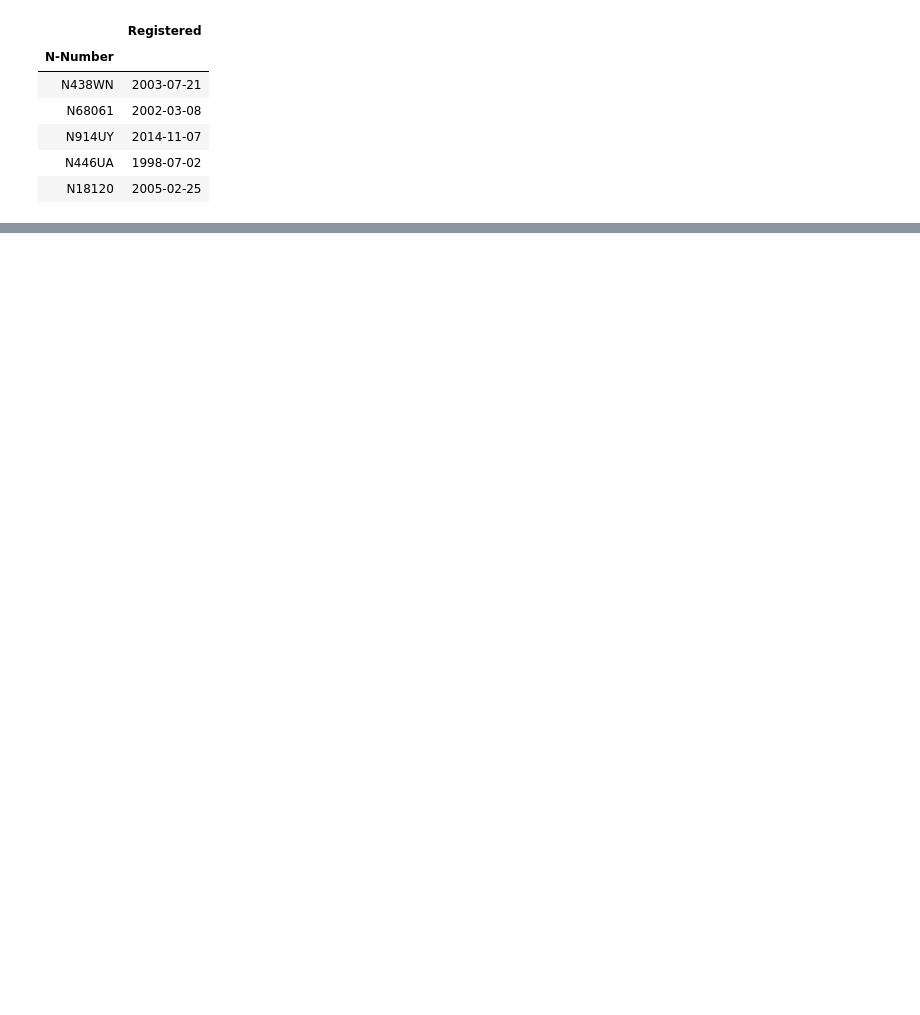
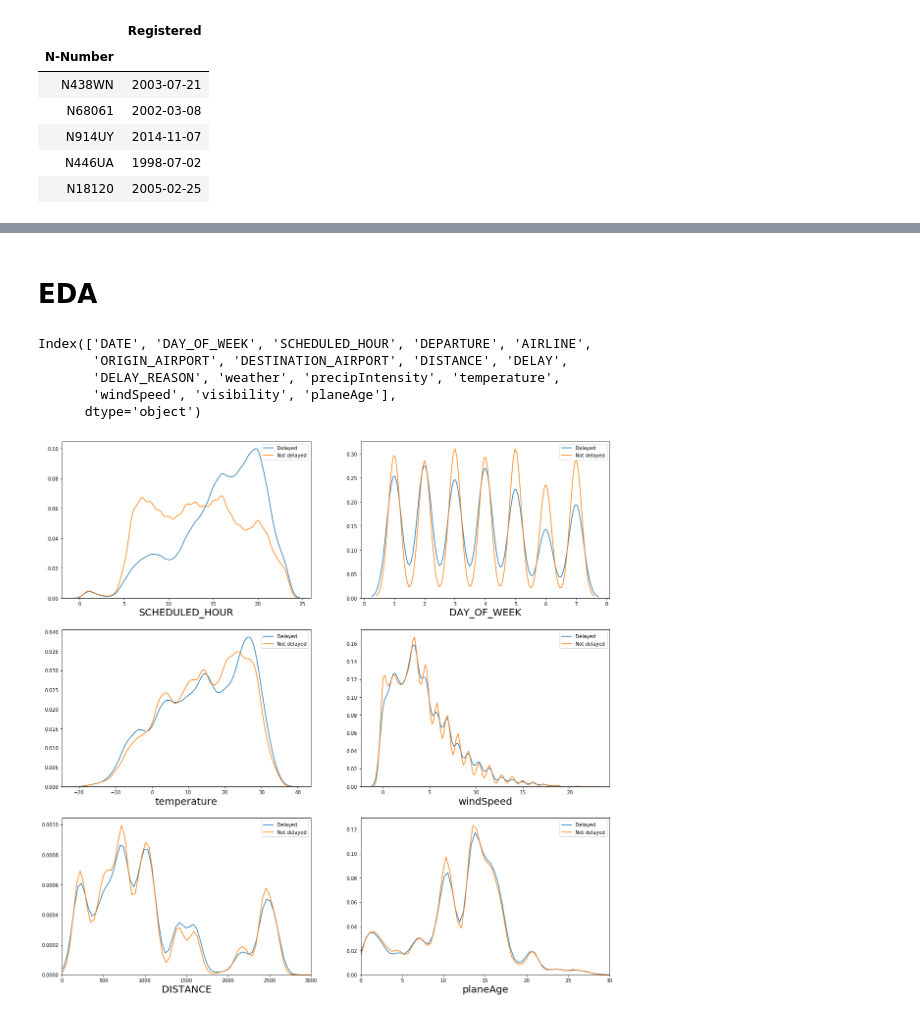
Before and after one commit to khairulomar/Flight_Delays, a Jupyter notebook: first_view.ipynb, the cells around one changed output, grey strips where cells are left out. Cells and saved outputs as stored; diff of their text form; code cells hidden in the pictures; blank space fills up the shorter version.

```diff
--- a/first_view.ipynb
+++ b/first_view.ipynb
@@ -68,8 +76,9 @@ df['SCHEDULED_HOUR'] = df['SCHEDULED_TIME'].apply(lambda row: row.hour)
 df['DELAY'] = df.apply(lambda row: 1 if (row['DEPARTURE']==1)&(row['DEPARTURE_DELAY']>15) else (1 if (row['DEPARTURE']==0)&(row['ARRIVAL_DELAY']>15) else 0), axis=1)
 # %%
-# Keep only relevant columns
+# Retain only relevant columns
+
 keep_columns = ['DATE', 'DAY_OF_WEEK', 'SCHEDULED_HOUR', 'DEPARTURE', 'AIRLINE',
-                'ORIGIN_AIRPORT', 'DESTINATION_AIRPORT', 'DISTANCE', 'DELAY', *delay_cols]
-temp_columns = ['NYC_TIME_TEMP', 'TAIL_NUMBER']
+                'ORIGIN_AIRPORT', 'DESTINATION_AIRPORT', 'DISTANCE', 'DELAY', 'DELAY_REASON']
+temp_columns = ['NYC_TIME_TEMP', 'TAIL_NUMBER'] # temporary for mapping only
 df = df[keep_columns + temp_columns]
 # %%
@@ -188,0 +211,14 @@ X = df.drop('DELAY', axis=1)
+# %% [markdown]
+# EDA
+# %%
+# Subset delayed vs ontime flights
+
+dfdelay1 = df0[df0['DELAY']==1]
+dfdelay0 = df0[df0['DELAY']==0]
+df0.columns
+# %% [output]
+Index(['DATE', 'DAY_OF_WEEK', 'SCHEDULED_HOUR', 'DEPARTURE', 'AIRLINE',
+       'ORIGIN_AIRPORT', 'DESTINATION_AIRPORT', 'DISTANCE', 'DELAY',
+       'DELAY_REASON', 'weather', 'precipIntensity', 'temperature',
+       'windSpeed', 'visibility', 'planeAge'],
+      dtype='object')
@@ -188,0 +234,27 @@ X = df.drop('DELAY', axis=1)
+# %%
+feature = ['SCHEDULED_HOUR','DAY_OF_WEEK','temperature',
+           'windSpeed','DISTANCE','planeAge']
+f, ((ax0, ax1), (ax2, ax3), (ax4, ax5)) = plt.subplots(nrows=3, ncols=2, figsize=(20,20))
+sns.distplot(dfdelay1[[feature[0]]], hist=False, label='Delayed', ax=ax0)
+sns.distplot(dfdelay0[[feature[0]]], hist=False, label='Not delayed', ax=ax0)
+sns.distplot(dfdelay1[[feature[1]]], hist=False, label='Delayed', ax=ax1)
+sns.distplot(dfdelay0[[feature[1]]], hist=False, label='Not delayed', ax=ax1)
+sns.distplot(dfdelay1[[feature[2]]], hist=False, label='Delayed', ax=ax2)
+sns.distplot(dfdelay0[[feature[2]]], hist=False, label='Not delayed', ax=ax2)
+sns.distplot(dfdelay1[[feature[3]]], hist=False, label='Delayed', ax=ax3)
+sns.distplot(dfdelay0[[feature[3]]], hist=False, label='Not delayed', ax=ax3)
+sns.distplot(dfdelay1[[feature[4]]], hist=False, label='Delayed', ax=ax4)
+sns.distplot(dfdelay0[[feature[4]]], hist=False, label='Not delayed', ax=ax4)
+sns.distplot(dfdelay1[[feature[5]]], hist=False, label='Delayed', ax=ax5)
+sns.distplot(dfdelay0[[feature[5]]], hist=False, label='Not delayed', ax=ax5)
+ax0.set_xlabel(feature[0],fontsize=20)
+ax1.set_xlabel(feature[1],fontsize=20)
+ax2.set_xlabel(feature[2],fontsize=20)
+ax3.set_xlabel(feature[3],fontsize=20)
+ax4.set_xlabel(feature[4],fontsize=20)
+ax5.set_xlabel(feature[5],fontsize=20)
+ax4.set_xlim(0,3000)
+ax5.set_xlim(0,30)
+plt.show()
+# %% [output]
+[figure, added]
```
Also changed, not shown: parts of 25 cells of this notebook.
